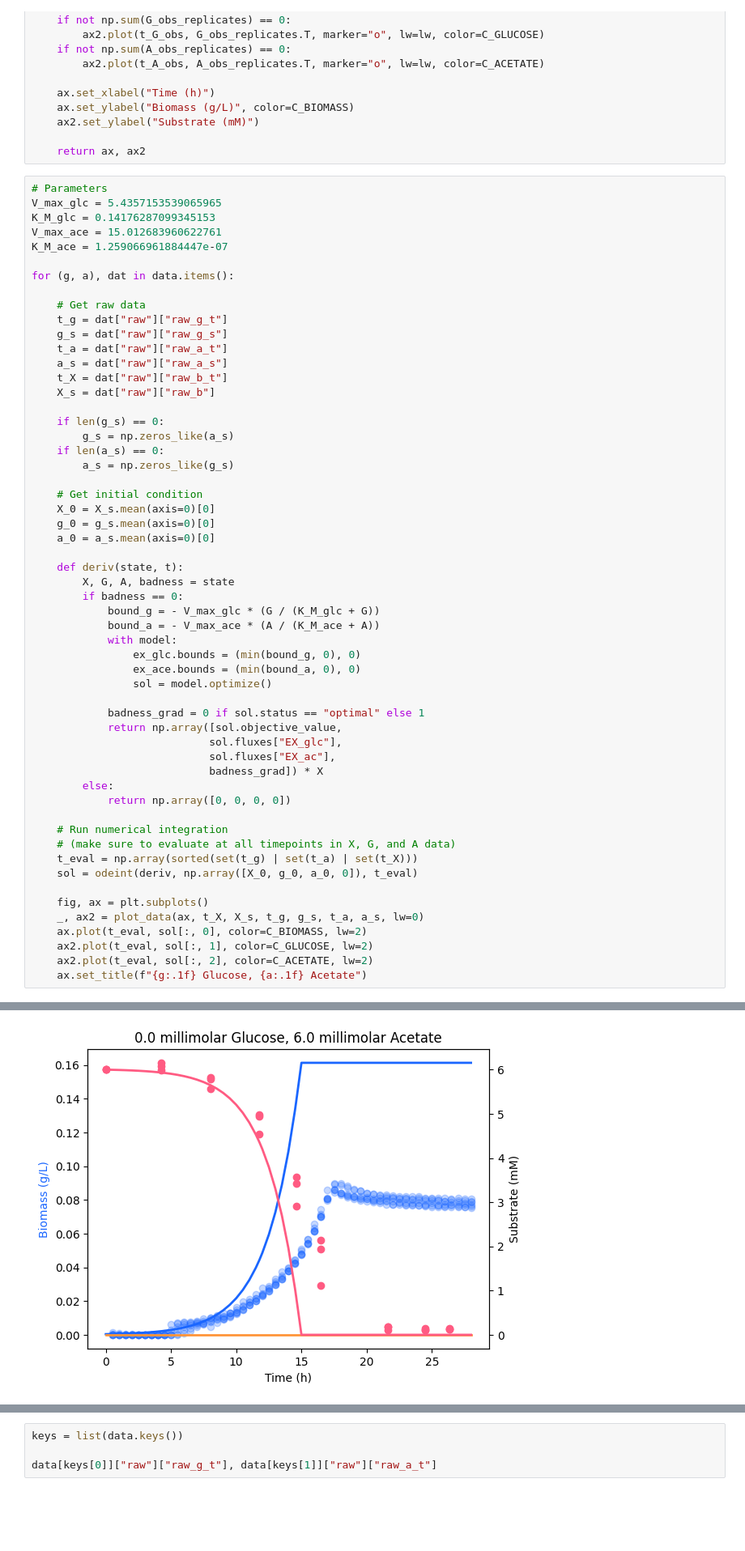
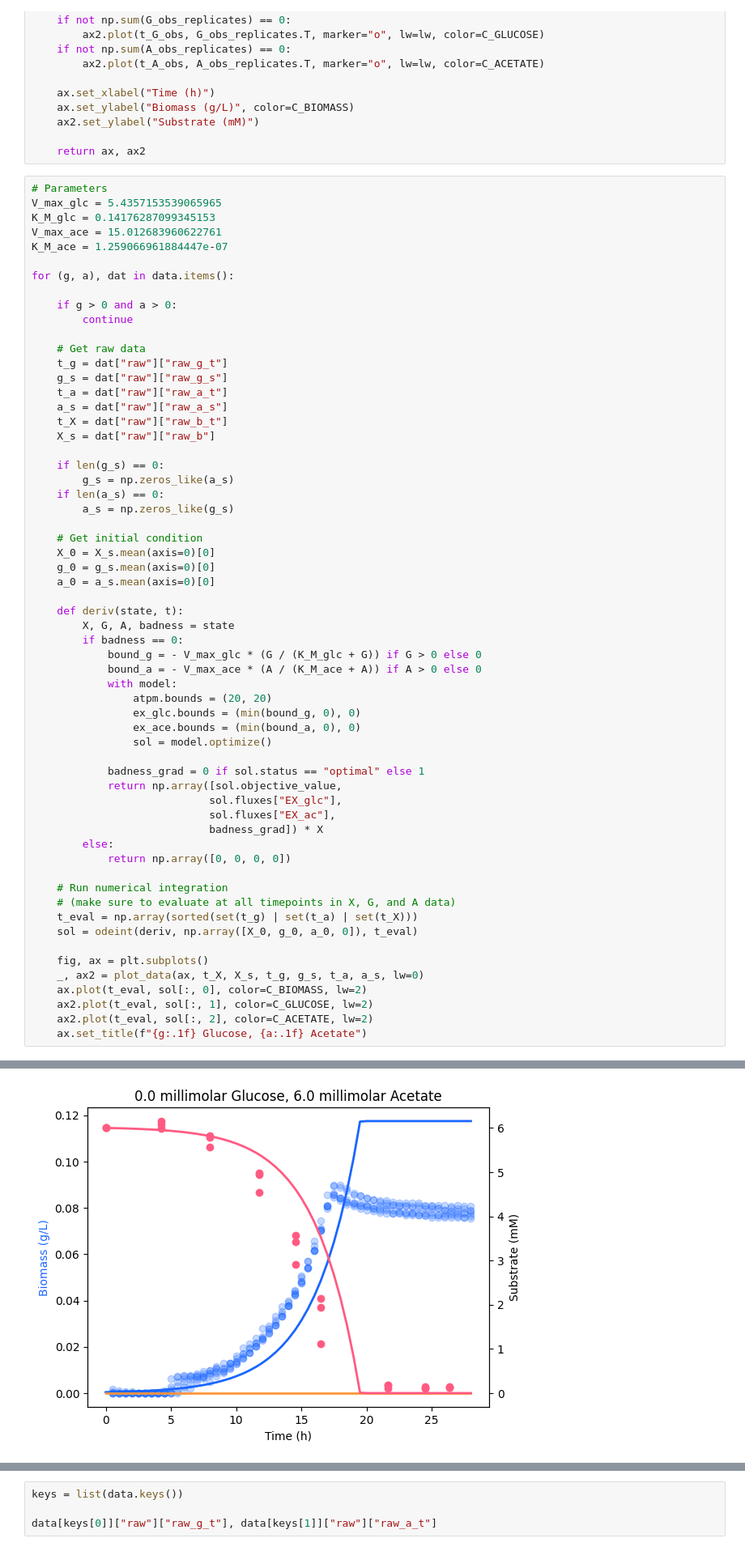
Before and after one commit to C-CoMP-STC/rpom-fba, a Jupyter notebook: experiments/dFBA.ipynb, the cells around one changed output, grey strips where cells are left out. Shown at 81% size. Cells and saved outputs as stored; diff of their text form; blank space fills up the shorter version.

```diff
--- a/experiments/dFBA.ipynb
+++ b/experiments/dFBA.ipynb
@@ -81,6 +63,9 @@ V_max_ace = 15.012683960622761
 K_M_ace = 1.259066961884447e-07
 
 for (g, a), dat in data.items():
+
+    if g > 0 and a > 0:
+        continue
 
     # Get raw data
     t_g = dat["raw"]["raw_g_t"]
@@ -103,9 +88,10 @@ for (g, a), dat in data.items():
     def deriv(state, t):
         X, G, A, badness = state
         if badness == 0:
-            bound_g = - V_max_glc * (G / (K_M_glc + G))
-            bound_a = - V_max_ace * (A / (K_M_ace + A))
+            bound_g = - V_max_glc * (G / (K_M_glc + G)) if G > 0 else 0
+            bound_a = - V_max_ace * (A / (K_M_ace + A)) if A > 0 else 0
             with model:
+                atpm.bounds = (20, 20)
                 ex_glc.bounds = (min(bound_g, 0), 0)
                 ex_ace.bounds = (min(bound_a, 0), 0)
                 sol = model.optimize()
@@ -134 +120 @@ for (g, a), dat in data.items():
-[figure, old version]
+[figure, new version]
```
Also changed, not shown: parts of 6 cells of this notebook, 11 other files.
